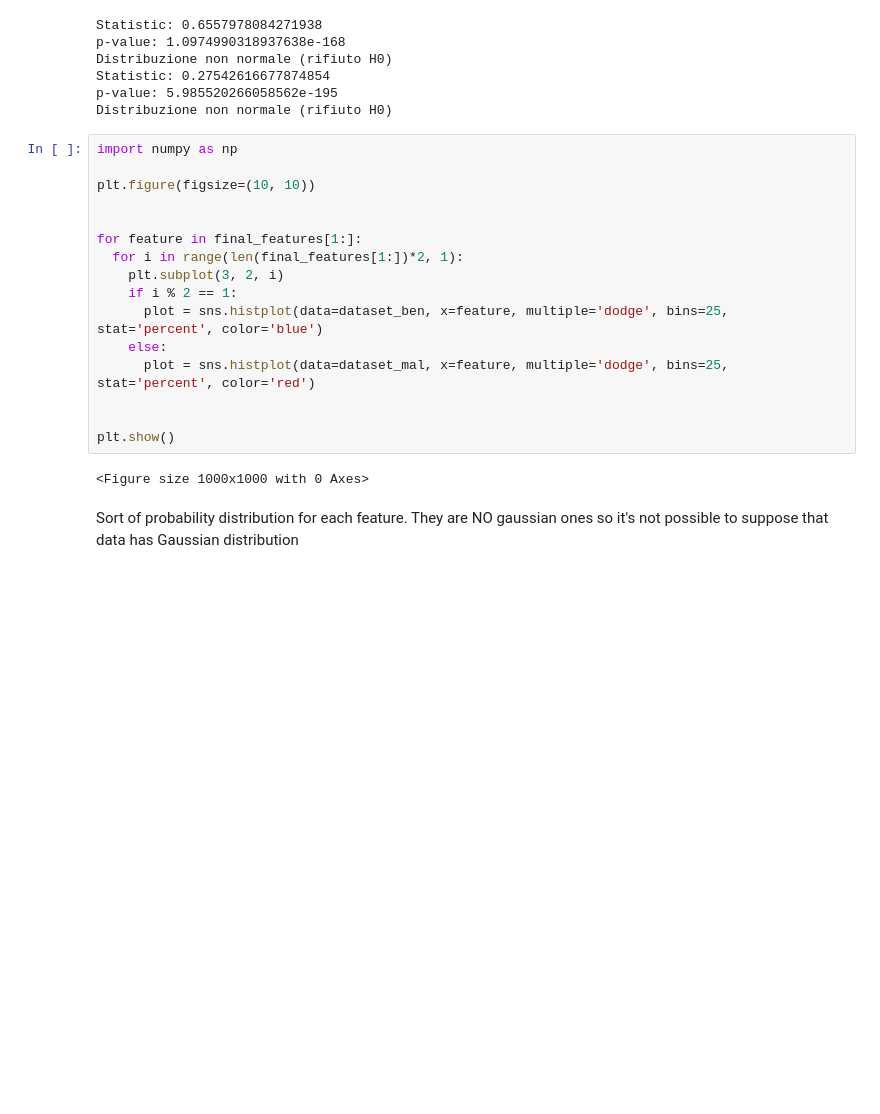
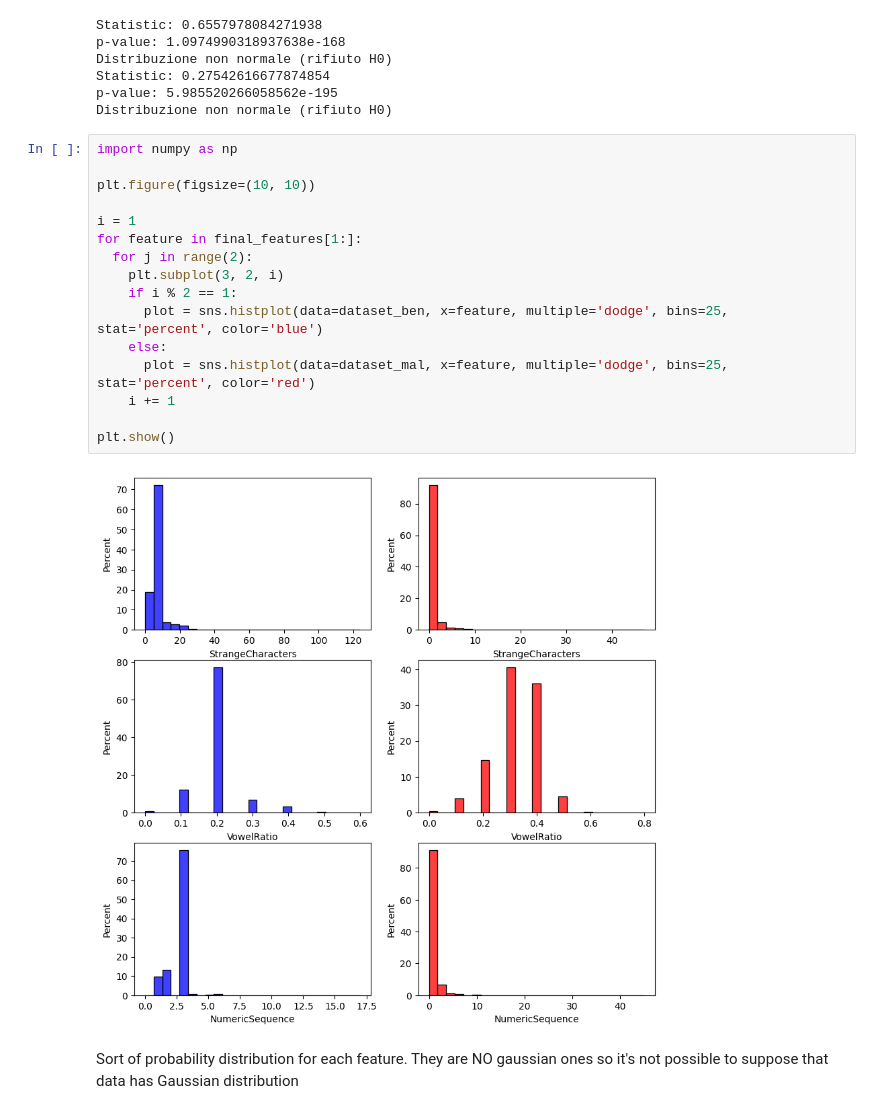
Before and after one commit to matteoturnu/NetSecProject, a Jupyter notebook: NetSec_Project.ipynb, the cells around one changed output. Cells and saved outputs as stored; diff of their text form; blank space fills up the shorter version.

Commit message:
Adjust graphics

```diff
--- a/NetSec_Project.ipynb
+++ b/NetSec_Project.ipynb
@@ -173,21 +173,21 @@ Distribuzione non normale (rifiuto H0)
 # %%
 import numpy as np
 
 plt.figure(figsize=(10, 10))
 
-
+i = 1
 for feature in final_features[1:]:
-  for i in range(len(final_features[1:])*2, 1):
+  for j in range(2):
     plt.subplot(3, 2, i)
     if i % 2 == 1:
       plot = sns.histplot(data=dataset_ben, x=feature, multiple='dodge', bins=25, stat='percent', color='blue')
     else:
       plot = sns.histplot(data=dataset_mal, x=feature, multiple='dodge', bins=25, stat='percent', color='red')
-
+    i += 1
 
 plt.show()
 # %% [output]
-<Figure size 1000x1000 with 0 Axes>
+[figure, added]
 # %% [markdown]
 Sort of probability distribution for each feature. They are NO gaussian ones so it's not possible to suppose that data has Gaussian distribution
 # %% [markdown]
```
Also changed, not shown: parts of 2 cells of this notebook.
